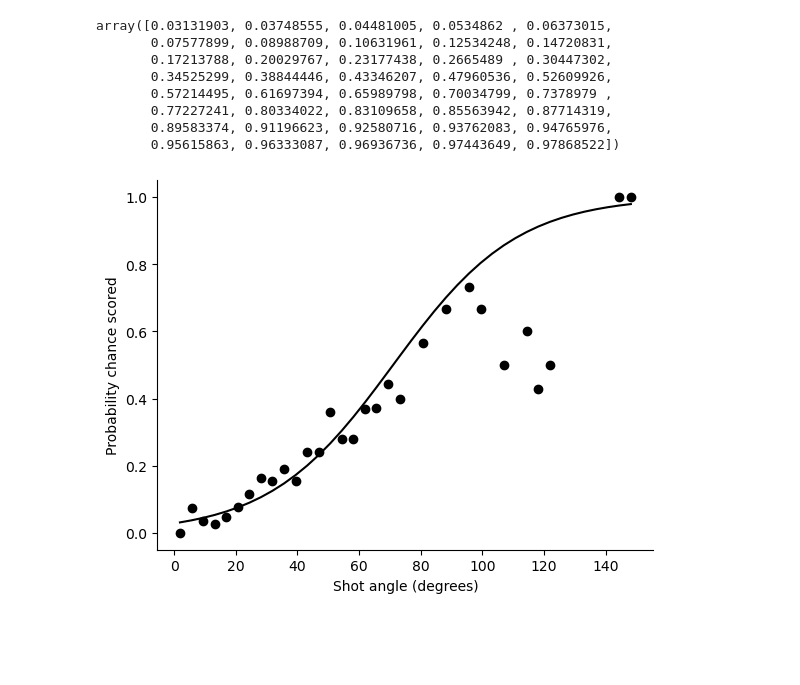
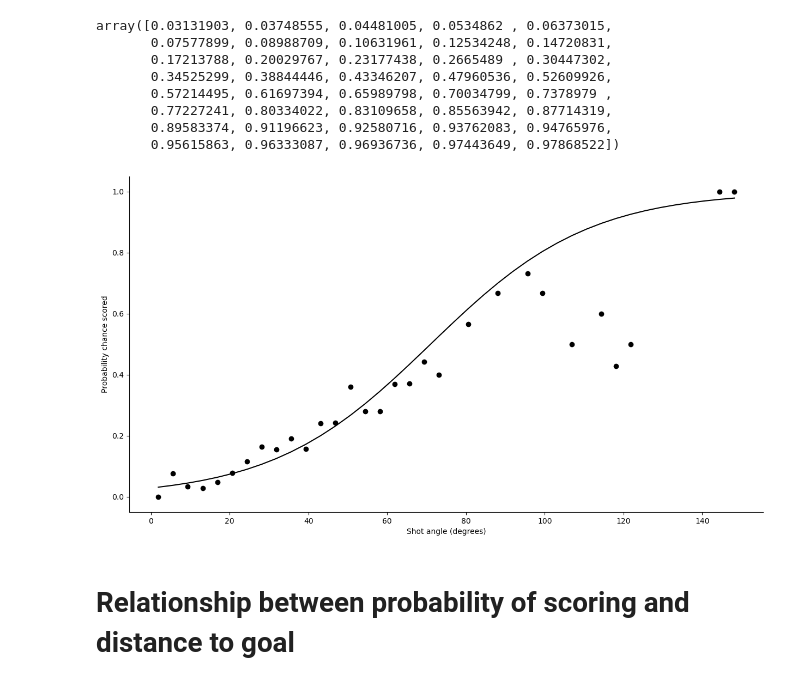
Before and after one commit to jimmybunter01/Soccermatics, a Jupyter notebook: Notebooks/2_Models/xG_modelling.ipynb, the cells around one changed output. Saved outputs shown, nothing was run; the diff lists cells and outputs as text; code cells hidden in the pictures; blank space fills up the shorter version.

```diff
--- a/Notebooks/2_Models/xG_modelling.ipynb
+++ b/Notebooks/2_Models/xG_modelling.ipynb
@@ -308,13 +308,15 @@ array([0.03131903, 0.03748555, 0.04481005, 0.0534862 , 0.06373015,
        0.89583374, 0.91196623, 0.92580716, 0.93762083, 0.94765976,
        0.95615863, 0.96333087, 0.96936736, 0.97443649, 0.97868522])
 # %%
-fig, ax = plt.subplots()
+fig, ax = plt.subplots(figsize=(15,8))
 ax.plot(midangle, prob_goal, linestyle="None", marker=".", markersize=12, color="black")
 ax.plot(midangle, xG_prob, linestyle="solid", color="black")
 ax.set_ylabel('Probability chance scored')
 ax.set_xlabel("Shot angle (degrees)")
 ax.spines['top'].set_visible(False)
 ax.spines['right'].set_visible(False)
 plt.show();
 # %% [output]
-[figure, old version]
+[figure, new version]
+# %% [markdown]
+# Relationship between probability of scoring and distance to goal
```
Also changed, not shown: parts of 16 cells of this notebook.
